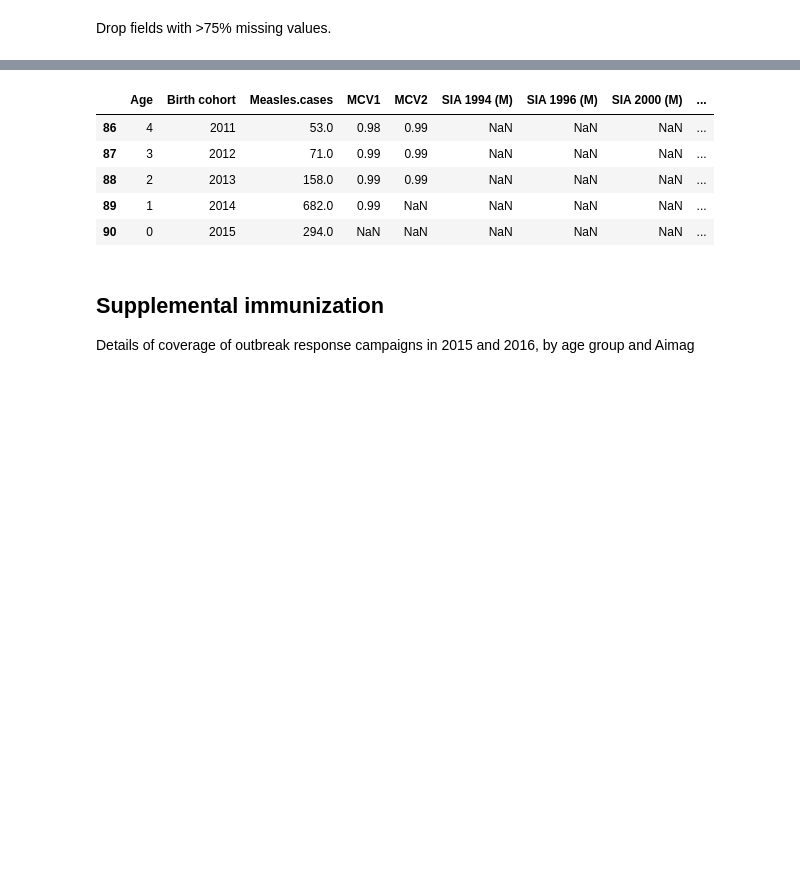
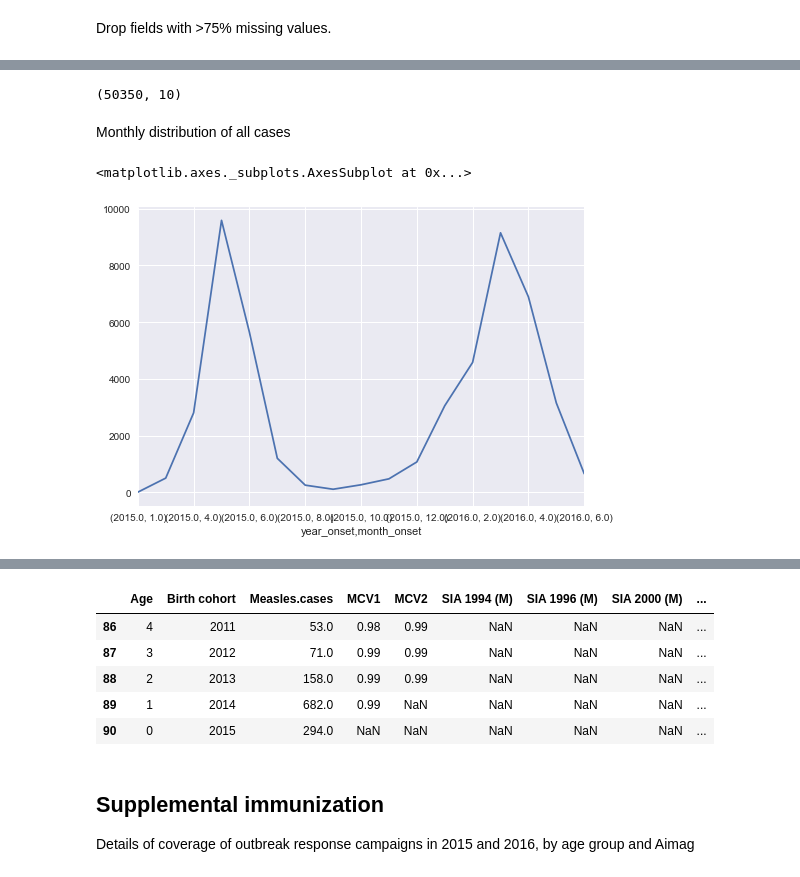
Before and after one commit to fonnesbeck/mongolia_measles, a Jupyter notebook: notebooks/Data Processing.ipynb, the cells around one changed output, grey strips where cells are left out. Saved outputs shown, nothing was run; the diff lists cells and outputs as text; code cells hidden in the pictures; blank space fills up the shorter version.

```diff
--- a/notebooks/Data Processing.ipynb
+++ b/notebooks/Data Processing.ipynb
@@ -28,6 +29,6 @@ for col in line_list_date_cols:
 # %% [markdown]
 Drop fields with >75% missing values.
 # %%
-line_list_raw = line_list_raw.dropna(axis=1, thresh=int(line_list_raw.shape[0]*0.25))
+line_list_raw = line_list_raw.dropna(axis=1, thresh=int(line_list_raw.shape[0]*0.10))
 line_list_raw.shape
 # %% [output]
@@ -46,0 +57,5 @@ dtype: int64
+# %%
+cols_to_keep = ['date_onset', 'provincecity', 'sex', 'dob_final', 'age_years', 'died_enhanced',
+                'confirmed', 'labconfirmed', 'date_lab', 'vaccine_ever']
+
+line_list = line_list_raw[cols_to_keep]
@@ -46,0 +128,6 @@ dtype: int64
+# %%
+line_list = (line_list.assign(male=line_list.sex=='Male')
+                    .drop(['sex'], axis=1)
+                    .rename(columns={'dob_final':'dob',
+                                    'died_enhanced':'died'})
+            )
@@ -46,0 +149,14 @@ dtype: int64
+# %%
+line_list_merged.shape
+# %% [output]
+(50350, 10)
+# %%
+line_list['month_onset'] = line_list.date_onset.dt.month
+line_list['year_onset'] = line_list.date_onset.dt.year
+# %% [markdown]
+Monthly distribution of all cases
+# %%
+line_list.groupby(['year_onset', 'month_onset']).date_onset.count().plot()
+# %% [output]
+<matplotlib.axes._subplots.AxesSubplot at 0x...>
+[figure, added]
```
Also changed, not shown: parts of 29 cells of this notebook, 2 other files.
